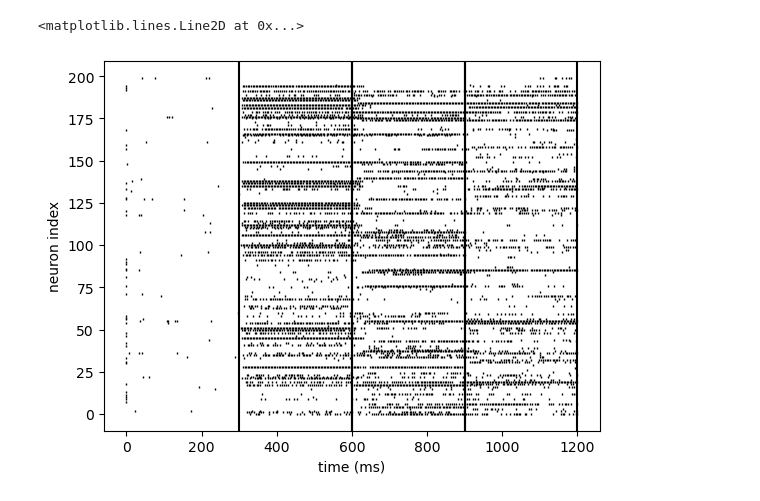
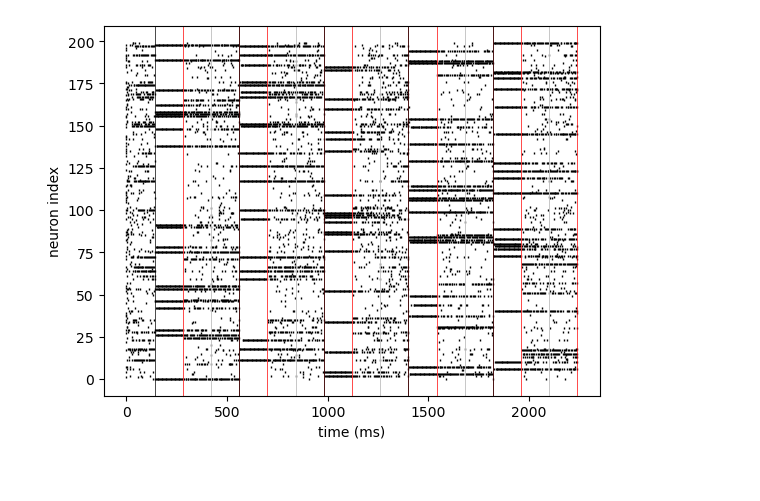
Before and after one commit to danvdm/spikingdentategyrus, a Jupyter notebook: scripts/reconstruct.ipynb, the cells around one changed output. Drawn from its saved outputs; the diff is of its cells as text; code cells hidden in the pictures.

```diff
--- a/scripts/reconstruct.ipynb
+++ b/scripts/reconstruct.ipynb
@@ -138,11 +314,8 @@ axvline(T3_e/second*1000, color='k')
-# %%
-plot_raster(Mh.i, Mh.t, markersize=2,marker='|', color='k', mew=1)
-axvline(T1_s/second*1000, color='k')
-axvline(T1_e/second*1000, color='k')
-axvline(T2_s/second*1000, color='k')
-axvline(T2_e/second*1000, color='k')
-axvline(T3_s/second*1000, color='k')
-axvline(T3_e/second*1000, color='k')
-# %% [output]
-<matplotlib.lines.Line2D at 0x...>
-[figure, removed]
+# %%
+plot_raster(Mv.i, Mv.t, markersize=2,marker='|', color='k', mew=1)
+col_cnt = 0
+for i in timepoints:
+    axvline(i/second*1000, color=color_list[col_cnt%len(color_list)], linewidth=0.5)
+    col_cnt += 1
+# %% [output]
+[figure, added]
```
Also changed, not shown: parts of 25 cells of this notebook, 39 other files.
